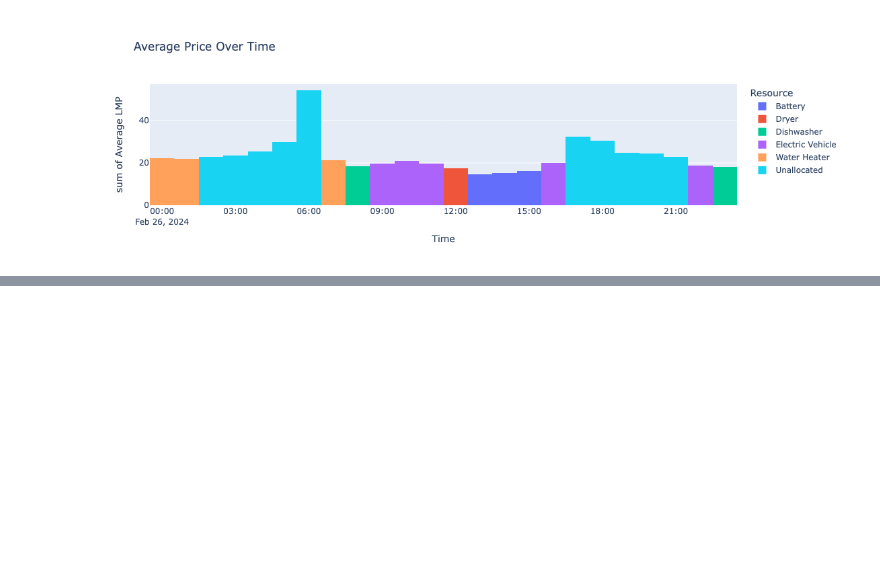
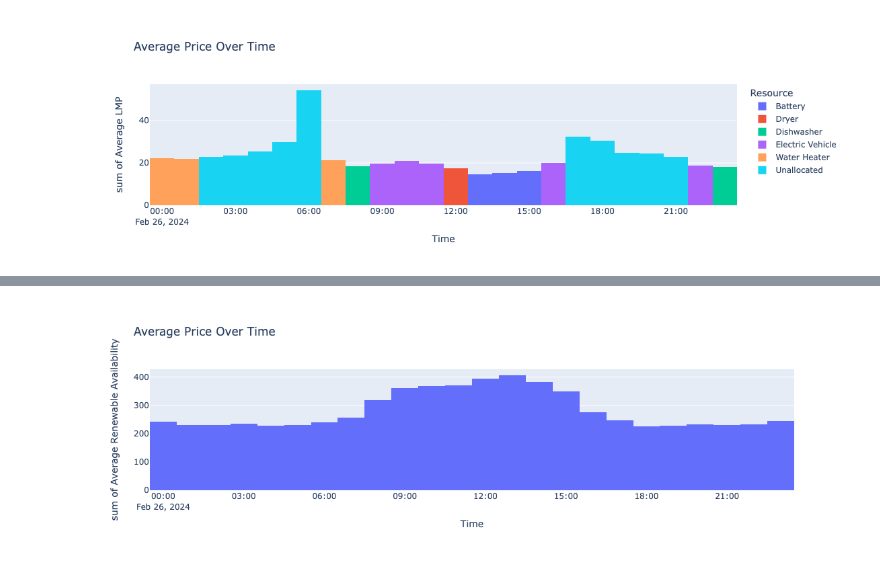
Before and after one commit to vel9/grid-flexibility-exploration, a Jupyter notebook: HomeGridFlexibility.ipynb, the cells around one changed output, grey strips where cells are left out. Saved outputs shown, nothing was run; the diff lists cells and outputs as text; code cells hidden in the pictures; blank space fills up the shorter version.

```diff
--- a/HomeGridFlexibility.ipynb
+++ b/HomeGridFlexibility.ipynb
@@ -35,18 +35,18 @@ fig.show()
 # %% [output]
 [figure]
 # %%
-def get_price_data_averaged_by_hour(price_data_by_location):
-    price_data_averaged_by_hour = [];
-    num_chunks = len(price_data_by_location) / 12
-    for chunk in np.array_split(price_data_by_location, num_chunks):
-        price_data_averaged_by_hour.append([chunk["Time"].iloc[0], chunk.loc[:, "LMP"].mean()])
+def get_data_averaged_by_hour(data_by_location, column_to_average):
+    data_averaged_by_hour = [];
+    num_chunks = len(data_by_location) / 12
+    for chunk in np.array_split(data_by_location, num_chunks):
+        data_averaged_by_hour.append([chunk["Time"].iloc[0], chunk.loc[:, column_to_average].mean()])
+    return data_averaged_by_hour
 
-    return pd.DataFrame(price_data_averaged_by_hour, columns=["Time", "Average LMP"])
-
-nyiso_averaged_by_hour_df = get_price_data_averaged_by_hour(price_data_by_location)
+price_data_averaged_by_hour = get_data_averaged_by_hour(price_data_by_location, "LMP")
 
 num_chart_bins = len(price_data_averaged_by_hour)
-fig = px.histogram(nyiso_averaged_by_hour_df, x="Time", y="Average LMP", title="Average Price Over Time", nbins = num_chart_bins)
+price_data_averaged_by_hour_df = pd.DataFrame(price_data_averaged_by_hour, columns=["Time", "Average LMP"])
+fig = px.histogram(price_data_averaged_by_hour_df, x="Time", y="Average LMP", title="Average Price Over Time", nbins = num_chart_bins)
 fig.show()
 # %% [output]
 [figure]
@@ -92,0 +111,9 @@ fig.show()
+# %%
+energy_mix_averaged_by_hour = get_data_averaged_by_hour(energy_mix_data, "Other Renewables")
+
+num_chart_bins = len(energy_mix_averaged_by_hour)
+energy_mix_averaged_by_hour_df = pd.DataFrame(energy_mix_averaged_by_hour, columns=["Time", "Average Renewable Availability"])
+fig = px.histogram(energy_mix_averaged_by_hour_df, x="Time", y="Average Renewable Availability", title="Average Price Over Time", nbins = num_chart_bins)
+fig.show()
+# %% [output]
+[figure, added]
```
Also changed, not shown: parts of 5 cells of this notebook.
